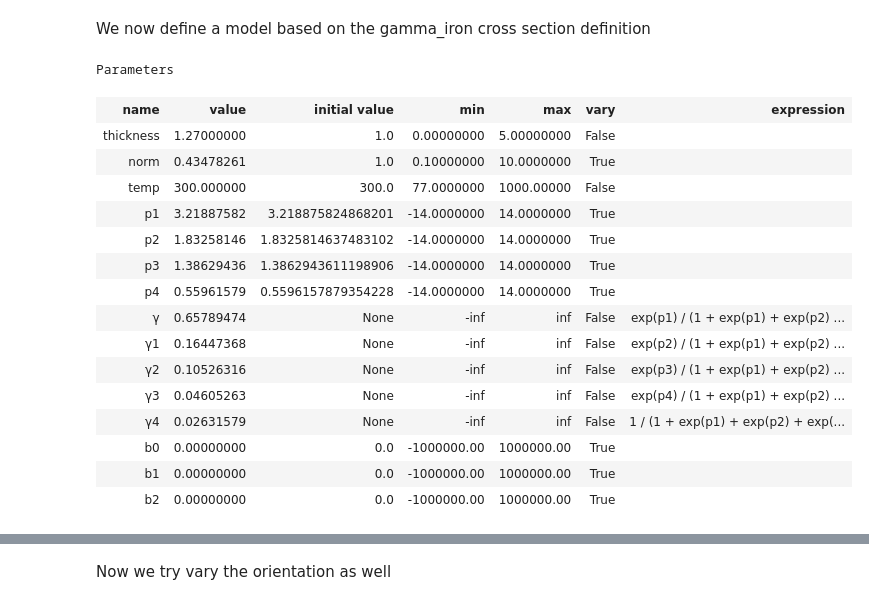
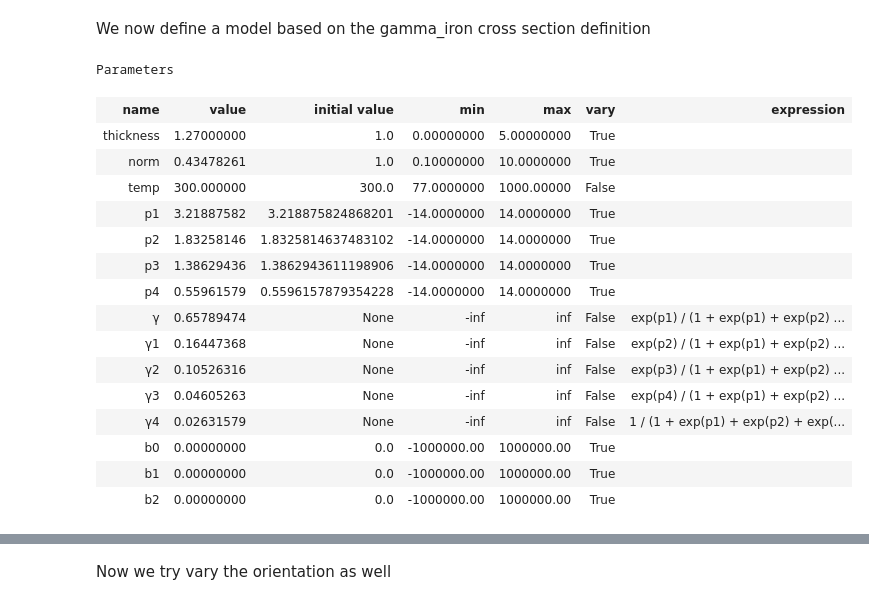
Before and after one commit to TsvikiHirsh/nbragg, a Jupyter notebook: notebooks/nbragg_tutorial.ipynb, the cells around one changed output, grey strips where cells are left out. Drawn from its saved outputs; the diff is of its cells as text; code cells hidden in the pictures.

```diff
--- a/notebooks/nbragg_tutorial.ipynb
+++ b/notebooks/nbragg_tutorial.ipynb
@@ -359,12 +359,12 @@ model = nbragg.TransmissionModel(gamma_iron,vary_background=True,vary_weights=Tr
 # %%
 model.params["norm"].value = 1./2.3
 model.params["thickness"].value = 1.27
-model.params["thickness"].vary = False
+model.params["thickness"].vary = True
 model.params
 # %% [output]
 Parameters
 | name | value | initial value | min | max | vary | expression |
-| thickness | 1.27000000 | 1.0 | 0.00000000 | 5.00000000 | False |  |
+| thickness | 1.27000000 | 1.0 | 0.00000000 | 5.00000000 | True |  |
 | norm | 0.43478261 | 1.0 | 0.10000000 | 10.0000000 | True |  |
 | temp | 300.000000 | 300.0 | 77.0000000 | 1000.00000 | False |  |
 | p1 | 3.21887582 | 3.218875824868201 | -14.0000000 | 14.0000000 | True |  |
```
Also changed, not shown: parts of 6 cells of this notebook.
